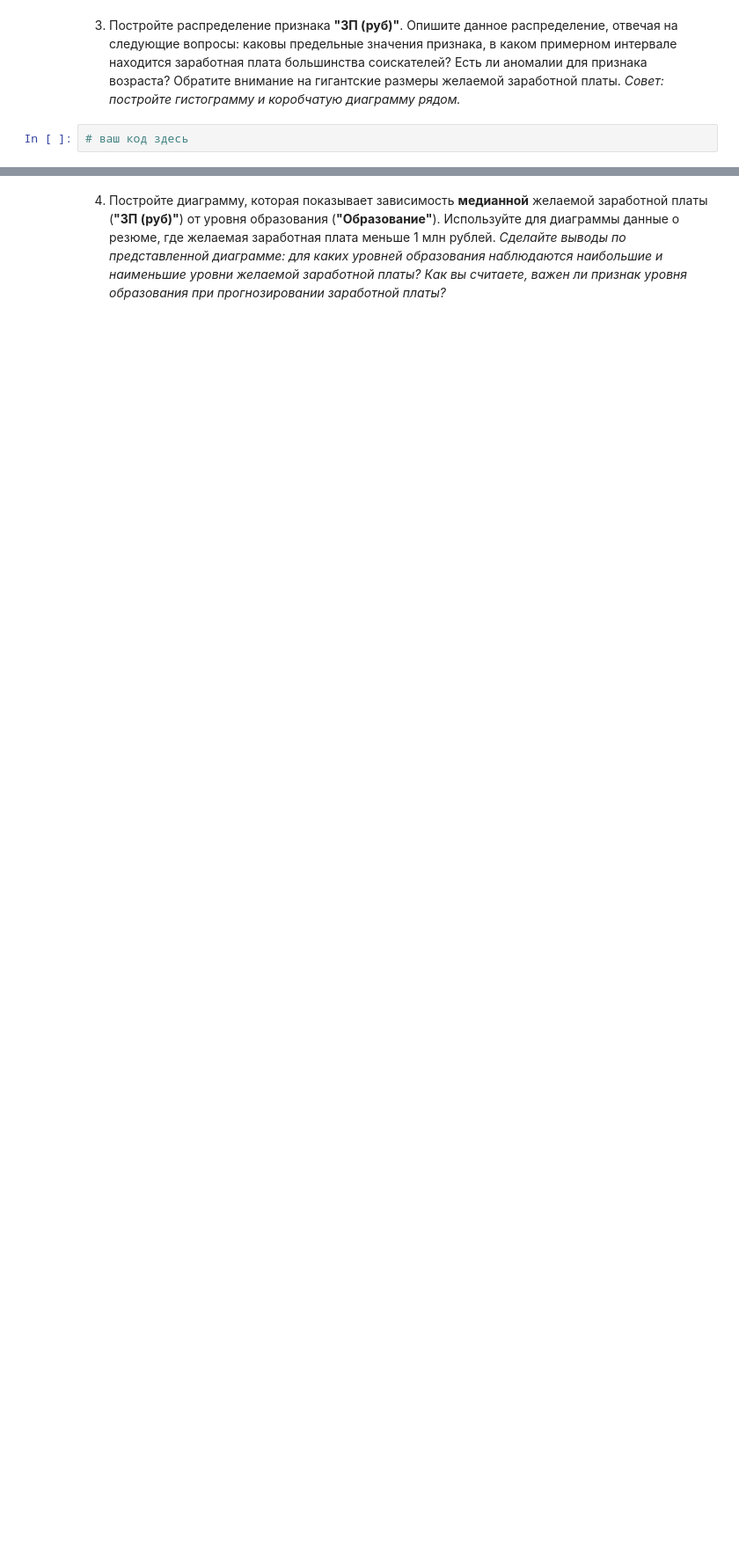
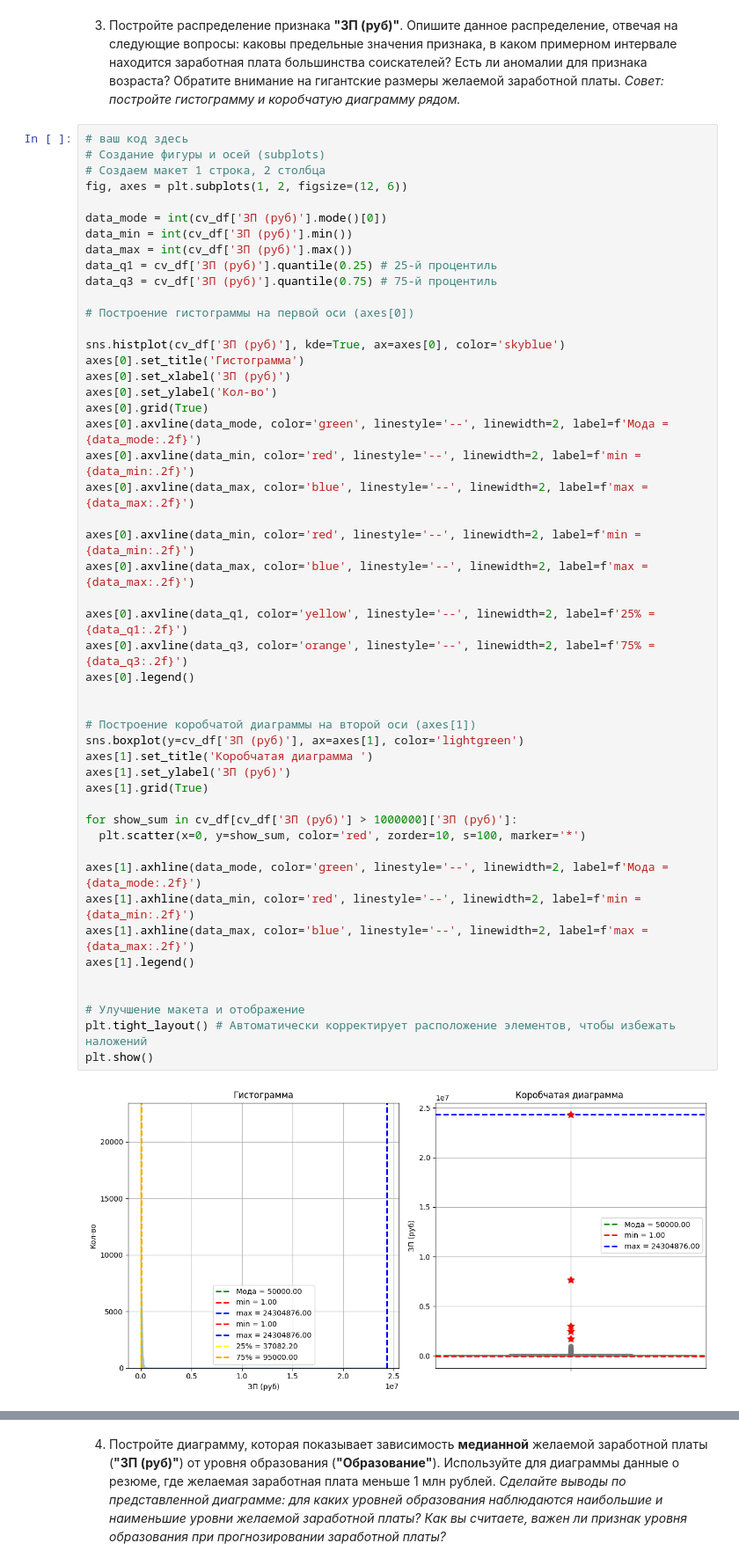
Before and after one commit to GDA-86/HH_PROJECT, a Jupyter notebook: Итоговое задание.ipynb, the cells around one changed output, grey strips where cells are left out. Shown at 88% size. Cells and saved outputs as stored; diff of their text form; blank space fills up the shorter version.

```diff
--- a/Итоговое задание.ipynb
+++ b/Итоговое задание.ipynb
@@ -690,5 +762,54 @@ plt.show()
 *Совет: постройте гистограмму и коробчатую диаграмму рядом.*
 # %%
 # ваш код здесь
+# Создание фигуры и осей (subplots)
+# Создаем макет 1 строка, 2 столбца
+fig, axes = plt.subplots(1, 2, figsize=(12, 6))
+
+data_mode = int(cv_df['ЗП (руб)'].mode()[0])
+data_min = int(cv_df['ЗП (руб)'].min())
+data_max = int(cv_df['ЗП (руб)'].max())
+data_q1 = cv_df['ЗП (руб)'].quantile(0.25) # 25-й процентиль
+data_q3 = cv_df['ЗП (руб)'].quantile(0.75) # 75-й процентиль
+
+# Построение гистограммы на первой оси (axes[0])
+
+sns.histplot(cv_df['ЗП (руб)'], kde=True, ax=axes[0], color='skyblue')
+axes[0].set_title('Гистограмма')
+axes[0].set_xlabel('ЗП (руб)')
+axes[0].set_ylabel('Кол-во')
+axes[0].grid(True)
+axes[0].axvline(data_mode, color='green', linestyle='--', linewidth=2, label=f'Мода = {data_mode:.2f}')
+axes[0].axvline(data_min, color='red', linestyle='--', linewidth=2, label=f'min = {data_min:.2f}')
+axes[0].axvline(data_max, color='blue', linestyle='--', linewidth=2, label=f'max = {data_max:.2f}')
+
+axes[0].axvline(data_min, color='red', linestyle='--', linewidth=2, label=f'min = {data_min:.2f}')
+axes[0].axvline(data_max, color='blue', linestyle='--', linewidth=2, label=f'max = {data_max:.2f}')
+
+axes[0].axvline(data_q1, color='yellow', linestyle='--', linewidth=2, label=f'25% = {data_q1:.2f}')
+axes[0].axvline(data_q3, color='orange', linestyle='--', linewidth=2, label=f'75% = {data_q3:.2f}')
+axes[0].legend()
+
+
+# Построение коробчатой диаграммы на второй оси (axes[1])
+sns.boxplot(y=cv_df['ЗП (руб)'], ax=axes[1], color='lightgreen')
+axes[1].set_title('Коробчатая диаграмма ')
+axes[1].set_ylabel('ЗП (руб)')
+axes[1].grid(True)
+
+for show_sum in cv_df[cv_df['ЗП (руб)'] > 1000000]['ЗП (руб)']:
+  plt.scatter(x=0, y=show_sum, color='red', zorder=10, s=100, marker='*')
+
+axes[1].axhline(data_mode, color='green', linestyle='--', linewidth=2, label=f'Мода = {data_mode:.2f}')
+axes[1].axhline(data_min, color='red', linestyle='--', linewidth=2, label=f'min = {data_min:.2f}')
+axes[1].axhline(data_max, color='blue', linestyle='--', linewidth=2, label=f'max = {data_max:.2f}')
+axes[1].legend()
+
+
+# Улучшение макета и отображение
+plt.tight_layout() # Автоматически корректирует расположение элементов, чтобы избежать наложений
+plt.show()
+# %% [output]
+[figure, added]
 # %% [markdown]
 ваши выводы здесь
```
Also changed, not shown: parts of 13 cells of this notebook.
